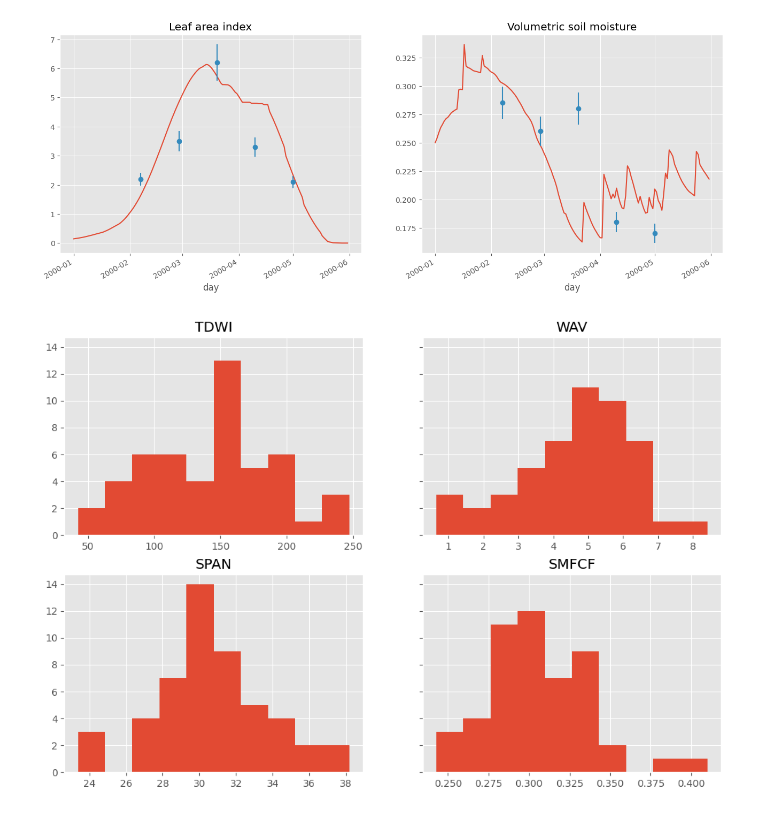
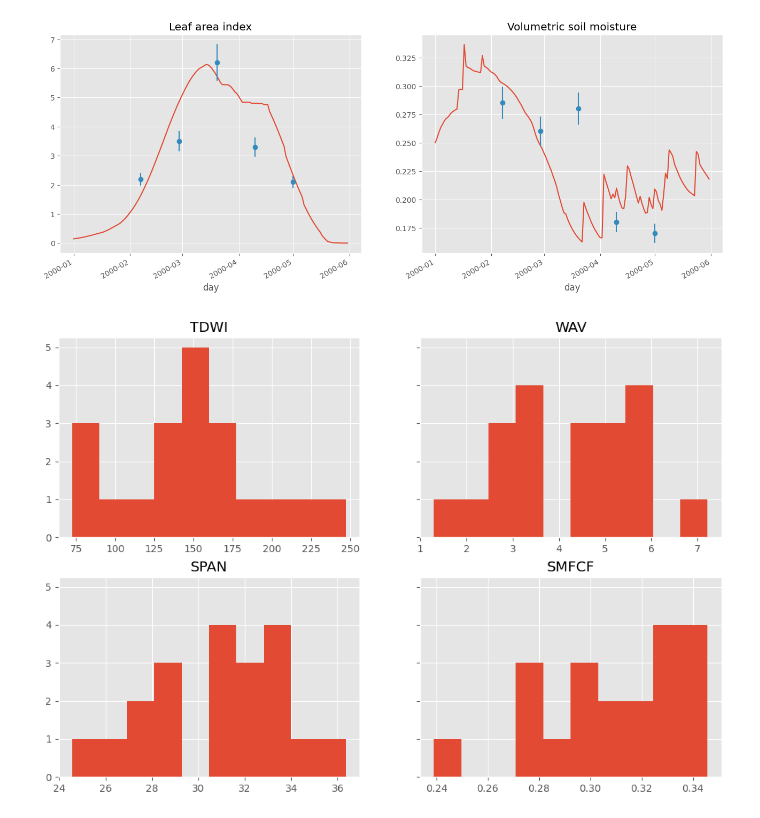
Before and after one commit to JBris/wofost-data-assimilation, a Jupyter notebook: notebooks/sktime.ipynb, the cells around one changed output. Saved outputs shown, nothing was run; the diff lists cells and outputs as text; code cells hidden in the pictures.

```diff
--- a/notebooks/sktime.ipynb
+++ b/notebooks/sktime.ipynb
@@ -48,24 +48,24 @@ fig.autofmt_xdate()
 # %% [output]
 [figure]
 # %%
-ensemble_size = 50
+ensemble_size = 20
 np.random.seed(10000)
 
 # A container for the parameters that we will override
 override_parameters = {}
 # Initial conditions
 override_parameters["TDWI"] = np.random.normal(150., 50., (ensemble_size))
 override_parameters["WAV"] = np.random.normal(4.5, 1.5, (ensemble_size))
 # parameters
 override_parameters["SPAN"] = np.random.normal(31, 3 ,(ensemble_size))
 override_parameters["SMFCF"] = np.random.normal(0.31, 0.03 ,(ensemble_size))
 fig, axes = plt.subplots(nrows=2, ncols=2, figsize=(12,8), sharey=True)
 # Show the sample that was drawn
 for ax, (par, distr) in zip(axes.flatten(), override_parameters.items()):
     ax.hist(distr)
     ax.set_title(par)
 # %% [output]
-[figure, old version]
+[figure, new version]
 # %%
 ensemble = []
 for i in range(ensemble_size):
```
Also changed, not shown: parts of 12 cells of this notebook, 3 other files.
